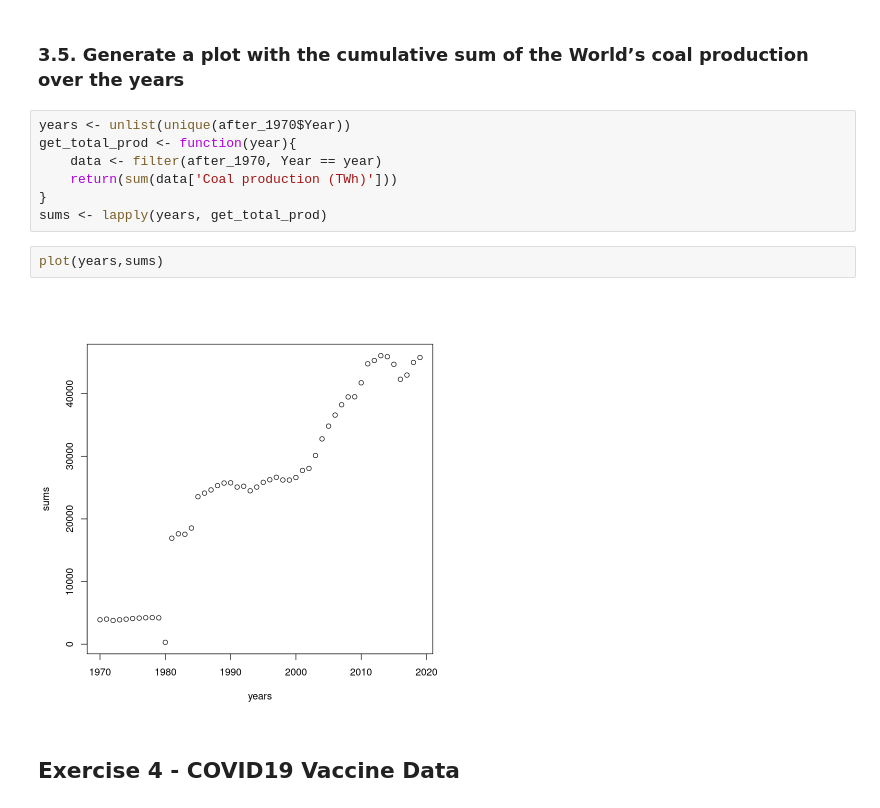
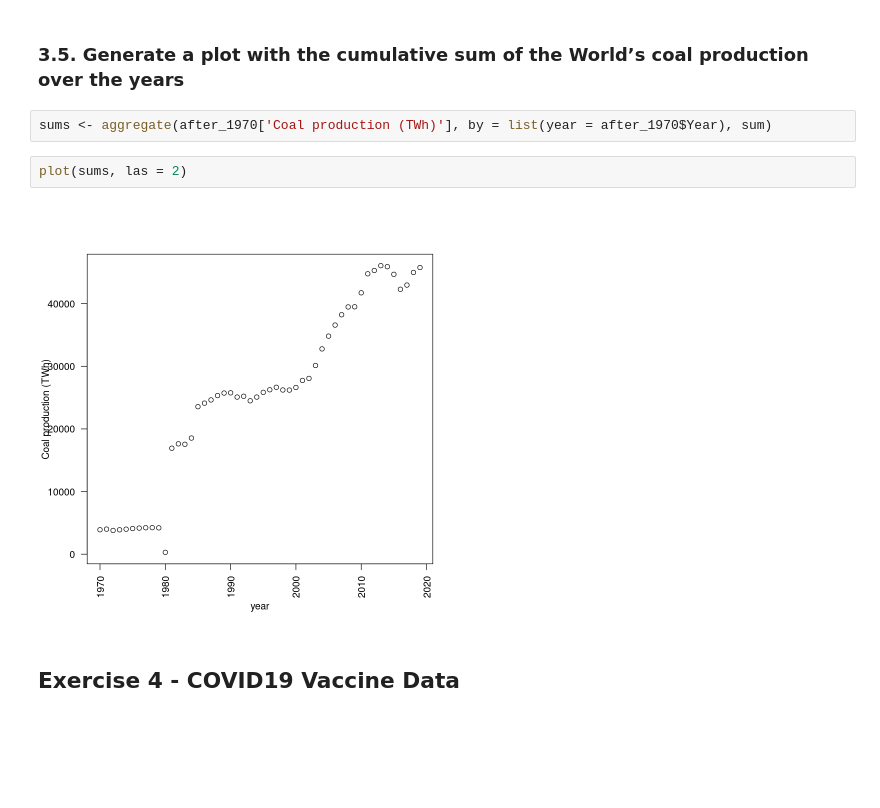
Before and after one commit to eigen-carmona/AdvStats, a Jupyter notebook: lab1/Solutions.ipynb, the cells around one changed output. Drawn from its saved outputs; the diff is of its cells as text; blank space fills up the shorter version.

```diff
--- a/lab1/Solutions.ipynb
+++ b/lab1/Solutions.ipynb
@@ -282,17 +282,12 @@ for (country in top_5){
 [figure]
 # %% [markdown]
 ### 3.5. Generate a plot with the cumulative sum of the World’s coal production over the years
-# %%
-years <- unlist(unique(after_1970$Year))
-get_total_prod <- function(year){
-    data <- filter(after_1970, Year == year)
-    return(sum(data['Coal production (TWh)']))
-}
-sums <- lapply(years, get_total_prod)
+# %%
+sums <- aggregate(after_1970['Coal production (TWh)'], by = list(year = after_1970$Year), sum)
 # %%
-plot(years,sums)
+plot(sums, las = 2)
 # %% [output]
-[figure, old version]
+[figure, new version]
 # %% [markdown]
 ## Exercise 4 - COVID19 Vaccine Data
 # %%
```
Also changed, not shown: parts of 13 cells of this notebook.
